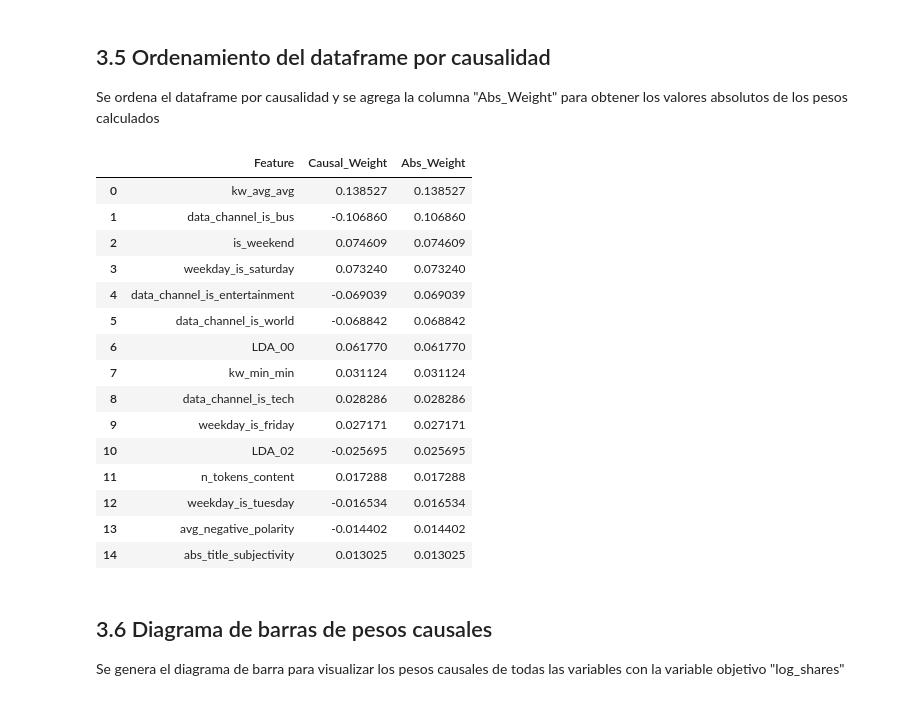
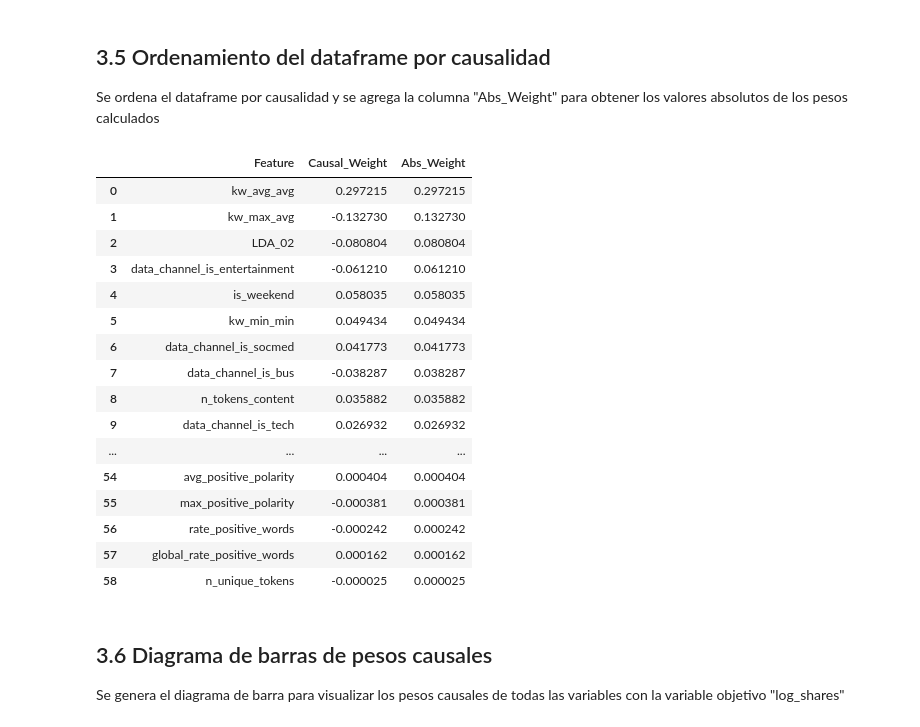
Before and after one commit to josenomberto/UTEC-CDIAV3-MCD8010, a Jupyter notebook: proyecto1_v4.0.ipynb, the cells around one changed output. Drawn from its saved outputs; the diff is of its cells as text; code cells hidden in the pictures.

```diff
--- a/proyecto1_v4.0.ipynb
+++ b/proyecto1_v4.0.ipynb
@@ -453,7 +453,7 @@ def loss_func(X, W):
 
 # Función de implementación de Notears
 # Optimización continua, Penalización cuadrática y Multiplicador de Lagrange actualizado iterativamente
-def notears_augmented(X, lambda1=0.01, max_iter=100, lr=0.01, rho_init=1.0, rho_max=1e6, h_tol=1e-8):
+def notears_augmented(X, lambda1=0.05, max_iter=100, lr=0.01, rho_init=1.0, rho_max=1e6, h_tol=1e-8):
     '''
     Función de implementación de Notears
     Entrada:
@@ -504,11 +504,14 @@ def notears_augmented(X, lambda1=0.01, max_iter=100, lr=0.01, rho_init=1.0, rho_
 
 Se ejecuta el algoritmo NOTEARS para obtener la matriz de pesos
 # %%
-X_sub = X_tensor[:5000]  # Valor conservador para acelerar el cómputo
+X_sub = X_tensor[:20000]  # Valor conservador para acelerar el cómputo
 
 W_est_mdpi = notears_augmented(
     X_sub,
     lambda1=0.01,
     max_iter=20
 )
+
+# Para eliminar ruido, se estable umbral
+#W_est_mdpi[np.abs(W_est_mdpi) < 0.1] = 0
 # %% [output]
@@ -555,29 +558,38 @@ Se ordena el dataframe por causalidad y se agrega la columna "Abs_Weight" para o
 # %%
 causal_df = (
     pd.DataFrame(causal_weights, columns=["Feature", "Causal_Weight"])
     .assign(Abs_Weight=lambda x: x["Causal_Weight"].abs())
     .sort_values("Abs_Weight", ascending=False)
     .reset_index(drop=True)
 )
+#print("\n3.5 Ordenamiento del dataframe por causalidad")
+#causal_df = (
+#    pd.DataFrame(causal_weights, columns=["Feature", "Causal_Weight"])
+#    .assign(Abs_Weight=lambda x: x["Causal_Weight"].abs())
+#    .query("Abs_Weight > 0.05") # Solo variables con peso real
+#    .sort_values("Abs_Weight", ascending=False)
+#)
 
-causal_df.head(15)
+#causal_df.head(15)
+causal_df
 # %% [output]
 |  | Feature | Causal_Weight | Abs_Weight |
-| 0 | kw_avg_avg | 0.138527 | 0.138527 |
-| 1 | data_channel_is_bus | -0.106860 | 0.106860 |
-| 2 | is_weekend | 0.074609 | 0.074609 |
-| 3 | weekday_is_saturday | 0.073240 | 0.073240 |
-| 4 | data_channel_is_entertainment | -0.069039 | 0.069039 |
-| 5 | data_channel_is_world | -0.068842 | 0.068842 |
-| 6 | LDA_00 | 0.061770 | 0.061770 |
-| 7 | kw_min_min | 0.031124 | 0.031124 |
-| 8 | data_channel_is_tech | 0.028286 | 0.028286 |
-| 9 | weekday_is_friday | 0.027171 | 0.027171 |
-| 10 | LDA_02 | -0.025695 | 0.025695 |
-| 11 | n_tokens_content | 0.017288 | 0.017288 |
-| 12 | weekday_is_tuesday | -0.016534 | 0.016534 |
-| 13 | avg_negative_polarity | -0.014402 | 0.014402 |
-| 14 | abs_title_subjectivity | 0.013025 | 0.013025 |
+| 0 | kw_avg_avg | 0.297215 | 0.297215 |
+| 1 | kw_max_avg | -0.132730 | 0.132730 |
+| 2 | LDA_02 | -0.080804 | 0.080804 |
+| 3 | data_channel_is_entertainment | -0.061210 | 0.061210 |
+| 4 | is_weekend | 0.058035 | 0.058035 |
+| 5 | kw_min_min | 0.049434 | 0.049434 |
+| 6 | data_channel_is_socmed | 0.041773 | 0.041773 |
+| 7 | data_channel_is_bus | -0.038287 | 0.038287 |
+| 8 | n_tokens_content | 0.035882 | 0.035882 |
+| 9 | data_channel_is_tech | 0.026932 | 0.026932 |
+| ... | ... | ... | ... |
+| 54 | avg_positive_polarity | 0.000404 | 0.000404 |
+| 55 | max_positive_polarity | -0.000381 | 0.000381 |
+| 56 | rate_positive_words | -0.000242 | 0.000242 |
+| 57 | global_rate_positive_words | 0.000162 | 0.000162 |
+| 58 | n_unique_tokens | -0.000025 | 0.000025 |
 # %% [markdown]
 ## 3.6 Diagrama de barras de pesos causales
 
```
Also changed, not shown: parts of 9 cells of this notebook.
